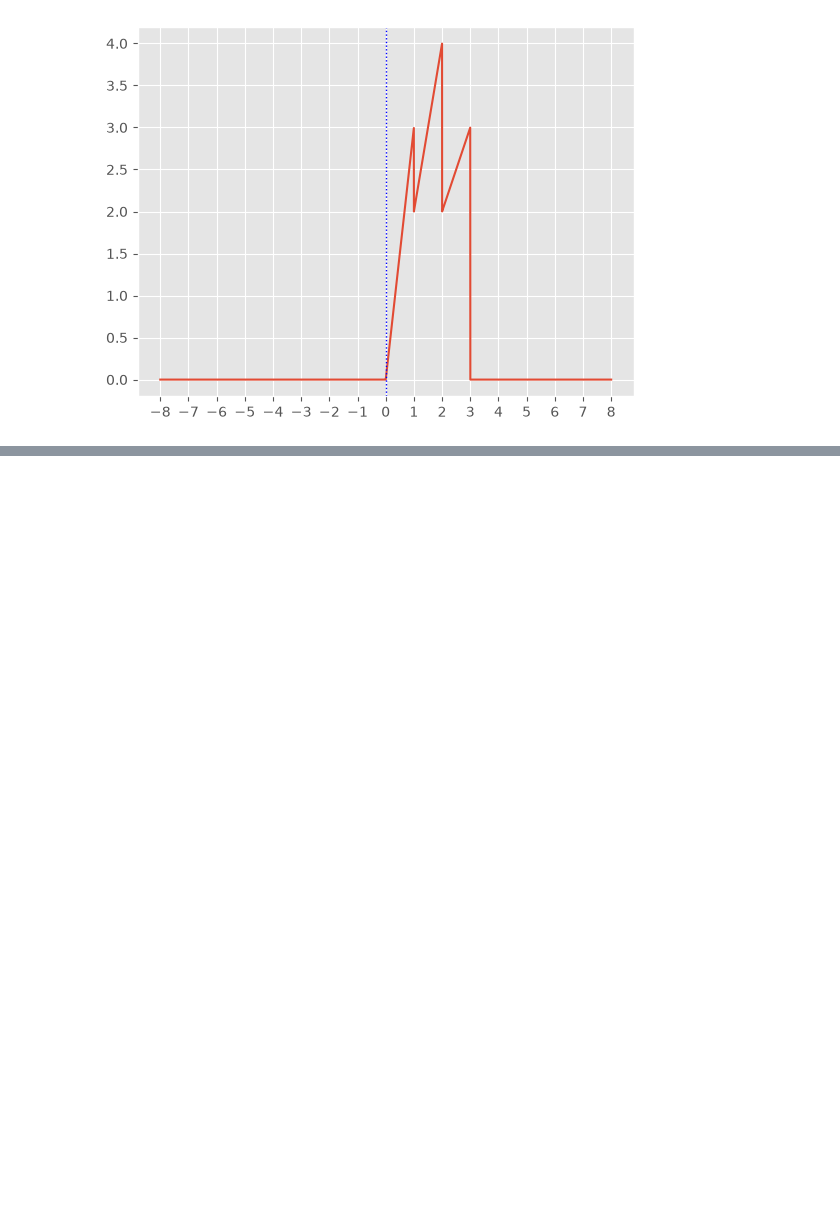
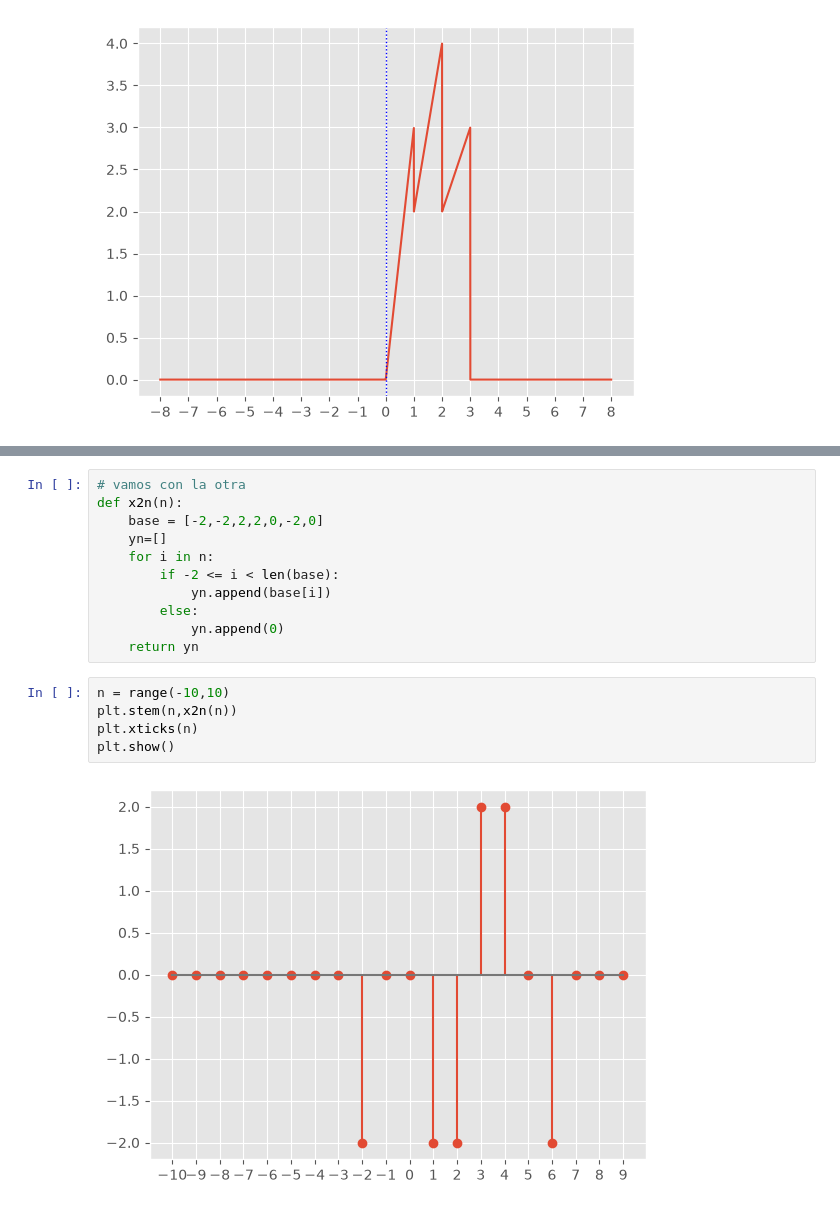
Before and after one commit to ilavaggi/SyS-2026, a Jupyter notebook: TP1.ipynb, the cells around one changed output, grey strips where cells are left out. Drawn from its saved outputs; the diff is of its cells as text; blank space fills up the shorter version.

```diff
--- a/TP1.ipynb
+++ b/TP1.ipynb
@@ -142,0 +160,18 @@ plt.show()
+# %%
+# vamos con la otra
+def x2n(n):
+    base = [-2,-2,2,2,0,-2,0]
+    yn=[]
+    for i in n:
+        if -2 <= i < len(base):
+            yn.append(base[i])
+        else:
+            yn.append(0)
+    return yn
+# %%
+n = range(-10,10)
+plt.stem(n,x2n(n))
+plt.xticks(n)
+plt.show()
+# %% [output]
+[figure, added]
```
Also changed, not shown: parts of 4 cells of this notebook.
